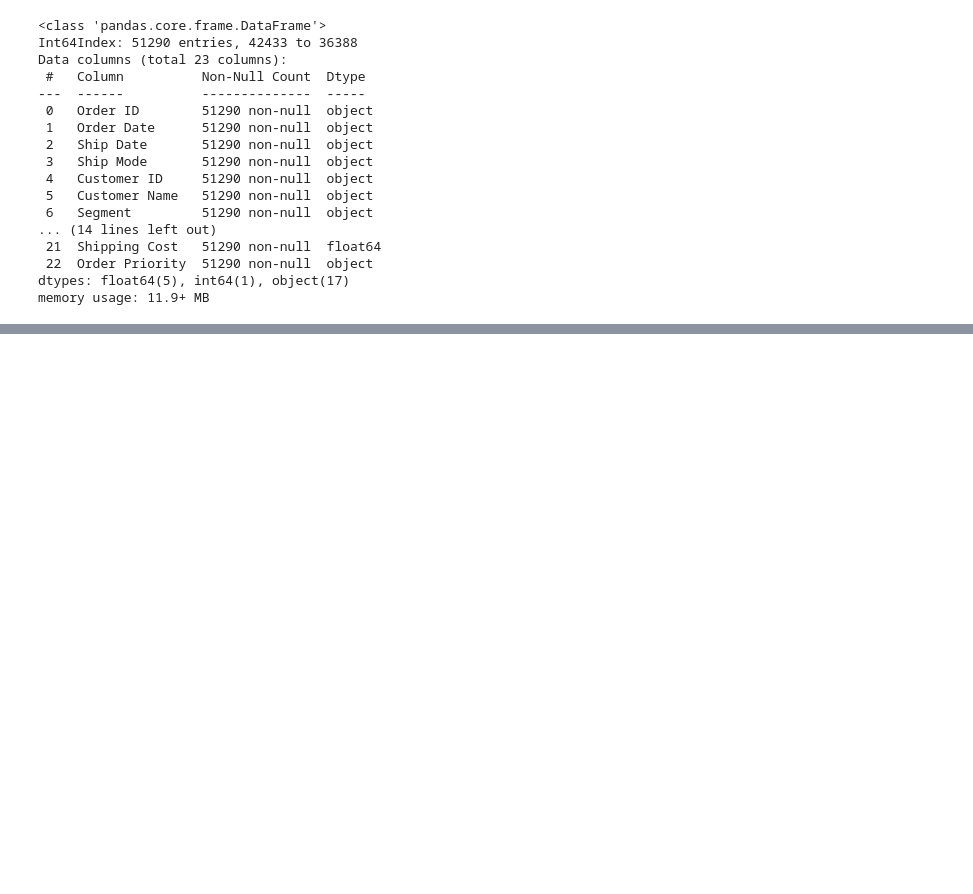
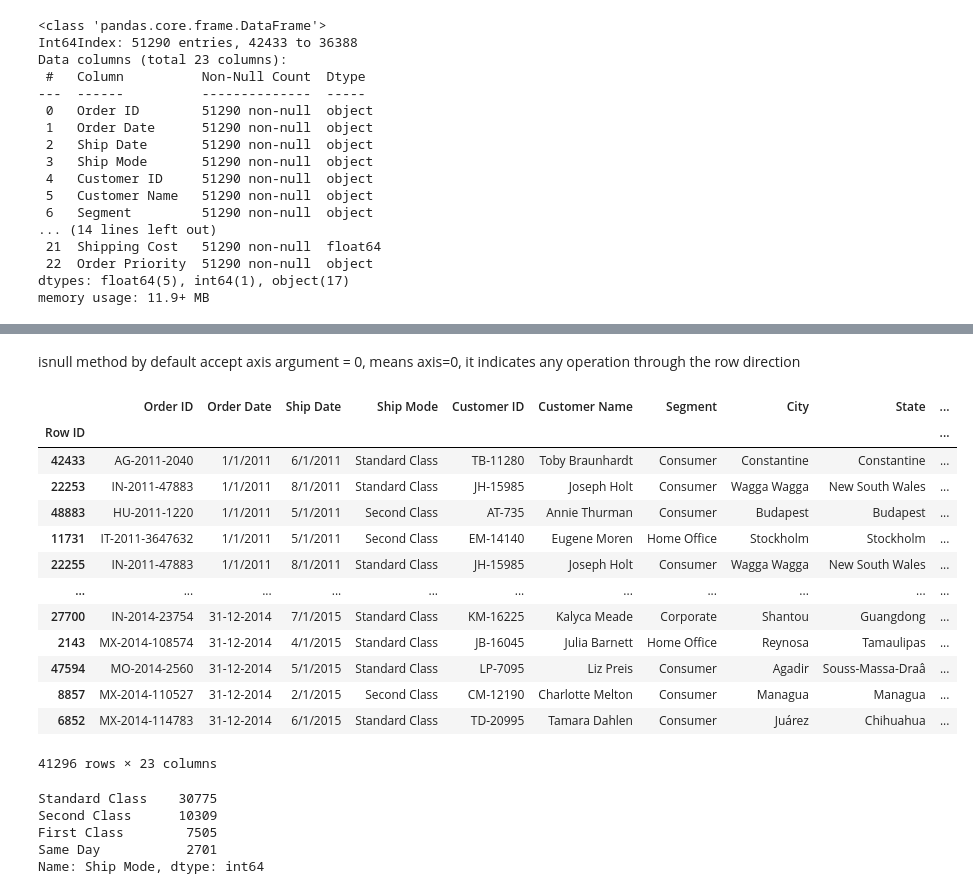
Before and after one commit to abidshafee/dataAnalysis, a Jupyter notebook: dataAnalysis.ipynb, the cells around one changed output, grey strips where cells are left out. Saved outputs shown, nothing was run; the diff lists cells and outputs as text; code cells hidden in the pictures; blank space fills up the shorter version.

```diff
--- a/dataAnalysis.ipynb
+++ b/dataAnalysis.ipynb
@@ -137,0 +160,28 @@ memory usage: 11.9+ MB
+# %% [markdown]
+isnull method by default accept axis argument = 0, means axis=0, it indicates any operation through the row direction
+# %%
+df[df['Postal Code'].isnull()]
+# this will return number of all rows where Postal Code is null
+# %% [output]
+|  | Order ID | Order Date | Ship Date | Ship Mode | Customer ID | Customer Name | Segment | City | State | ... |
+| Row ID |  |  |  |  |  |  |  |  |  | ... |
+| 42433 | AG-2011-2040 | 1/1/2011 | 6/1/2011 | Standard Class | TB-11280 | Toby Braunhardt | Consumer | Constantine | Constantine | ... |
+| 22253 | IN-2011-47883 | 1/1/2011 | 8/1/2011 | Standard Class | JH-15985 | Joseph Holt | Consumer | Wagga Wagga | New South Wales | ... |
+| 48883 | HU-2011-1220 | 1/1/2011 | 5/1/2011 | Second Class | AT-735 | Annie Thurman | Consumer | Budapest | Budapest | ... |
+| 11731 | IT-2011-3647632 | 1/1/2011 | 5/1/2011 | Second Class | EM-14140 | Eugene Moren | Home Office | Stockholm | Stockholm | ... |
+| 22255 | IN-2011-47883 | 1/1/2011 | 8/1/2011 | Standard Class | JH-15985 | Joseph Holt | Consumer | Wagga Wagga | New South Wales | ... |
+| ... | ... | ... | ... | ... | ... | ... | ... | ... | ... | ... |
+| 27700 | IN-2014-23754 | 31-12-2014 | 7/1/2015 | Standard Class | KM-16225 | Kalyca Meade | Corporate | Shantou | Guangdong | ... |
+| 2143 | MX-2014-108574 | 31-12-2014 | 4/1/2015 | Standard Class | JB-16045 | Julia Barnett | Home Office | Reynosa | Tamaulipas | ... |
+| 47594 | MO-2014-2560 | 31-12-2014 | 5/1/2015 | Standard Class | LP-7095 | Liz Preis | Consumer | Agadir | Souss-Massa-Draâ | ... |
+| 8857 | MX-2014-110527 | 31-12-2014 | 2/1/2015 | Second Class | CM-12190 | Charlotte Melton | Consumer | Managua | Managua | ... |
+| 6852 | MX-2014-114783 | 31-12-2014 | 6/1/2015 | Standard Class | TD-20995 | Tamara Dahlen | Consumer | Juárez | Chihuahua | ... |
+41296 rows × 23 columns
+# %%
+df['Ship Mode'].value_counts()
+# %% [output]
+Standard Class    30775
+Second Class      10309
+First Class        7505
+Same Day           2701
+Name: Ship Mode, dtype: int64
```
Also changed, not shown: parts of 3 cells of this notebook.
